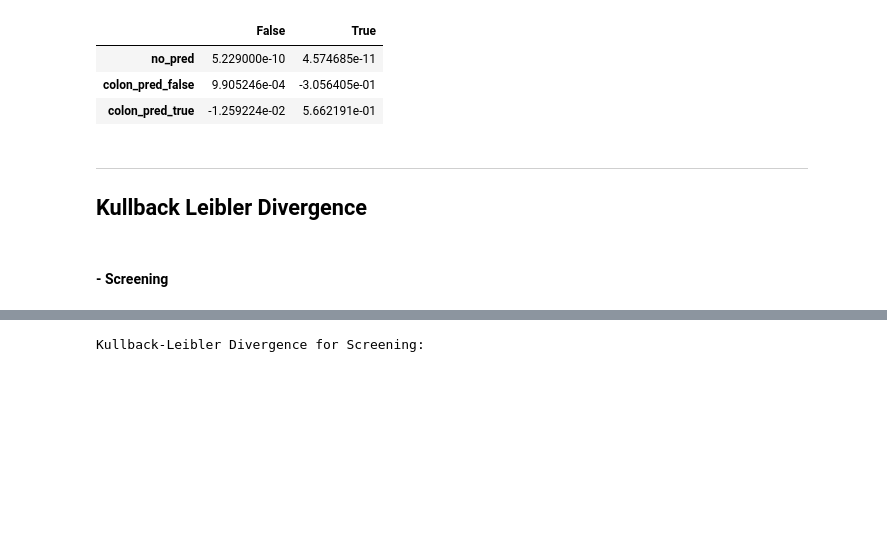
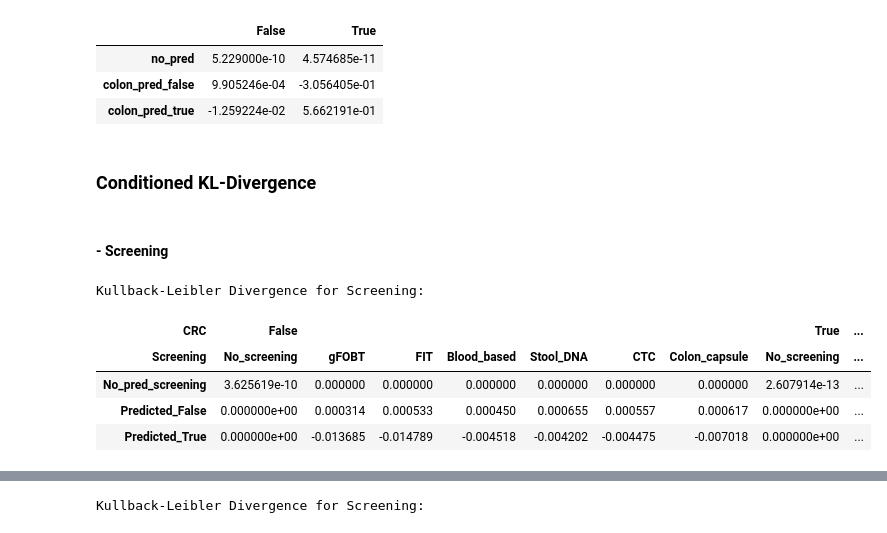
Before and after one commit to DanielCorralesAlonso/Decision_Model_Screening_CRC, a Jupyter notebook: inf_diagram_SMILE.ipynb, the cells around one changed output, grey strips where cells are left out. Saved outputs shown, nothing was run; the diff lists cells and outputs as text; code cells hidden in the pictures; blank space fills up the shorter version.

```diff
--- a/inf_diagram_SMILE.ipynb
+++ b/inf_diagram_SMILE.ipynb
@@ -328,7 +335,29 @@ Normalized Mutual Information for Colonoscopy:
 | colon_pred_false | 9.905246e-04 | -3.056405e-01 |
 | colon_pred_true | -1.259224e-02 | 5.662191e-01 |
 # %% [markdown]
-------------------------
-## **Kullback Leibler Divergence**
+### **Conditioned KL-Divergence**
 # %% [markdown]
 #### **- Screening**
+# %%
+p_y = np.array([p_CRC_false, p_CRC_true])
+p_y = np.repeat(p_y, 21).reshape(2,7,3)
+
+p_xy_z = p_y*(p_x_yz)
+
+p_y_x = p_xy_z / p_x_z
+
+values_KL = p_y_x * np.log(p_y_x / p_y)
+values_KL = np.nan_to_num(values_KL, 0)
+
+pd.DataFrame(values_KL.flatten()).transpose().to_csv("value_of_info_csv/cond_kl_div_scr.csv")
+
+print("Conditional Kullback-Leibler Divergence for Screening:")
+df_plotted = plot_df(values_KL, net, ["Results_of_Screening", "CRC", "Screening"], mod="cmi")
+df_plotted
+# %% [output]
+Kullback-Leibler Divergence for Screening:
+| CRC | False |  |  |  |  |  |  | True | ... |
+| Screening | No_screening | gFOBT | FIT | Blood_based | Stool_DNA | CTC | Colon_capsule | No_screening | ... |
+| No_pred_screening | 3.625619e-10 | 0.000000 | 0.000000 | 0.000000 | 0.000000 | 0.000000 | 0.000000 | 2.607914e-13 | ... |
+| Predicted_False | 0.000000e+00 | 0.000314 | 0.000533 | 0.000450 | 0.000655 | 0.000557 | 0.000617 | 0.000000e+00 | ... |
+| Predicted_True | 0.000000e+00 | -0.013685 | -0.014789 | -0.004518 | -0.004202 | -0.004475 | -0.007018 | 0.000000e+00 | ... |
```
Also changed, not shown: parts of 17 cells of this notebook, 2 other files.
